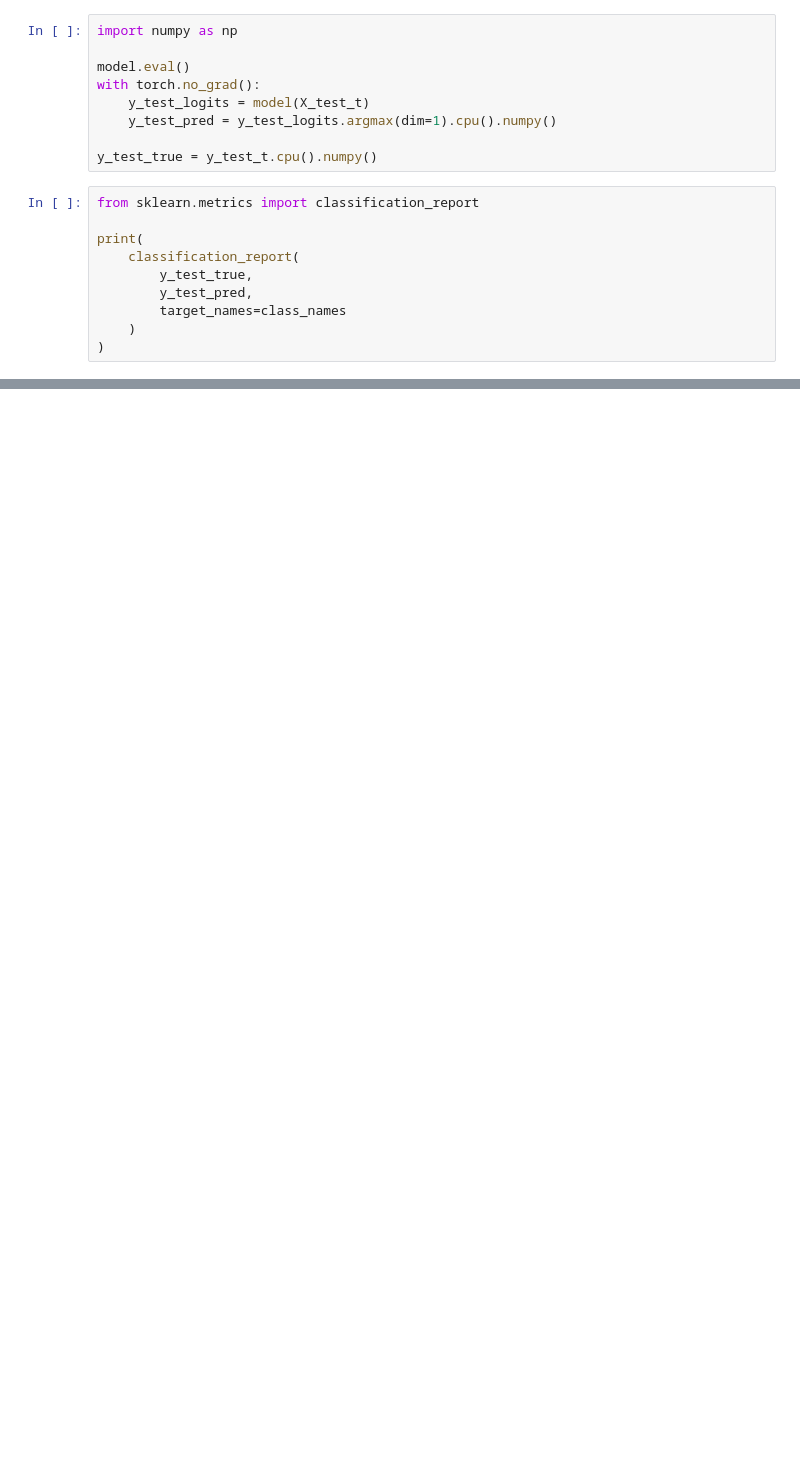
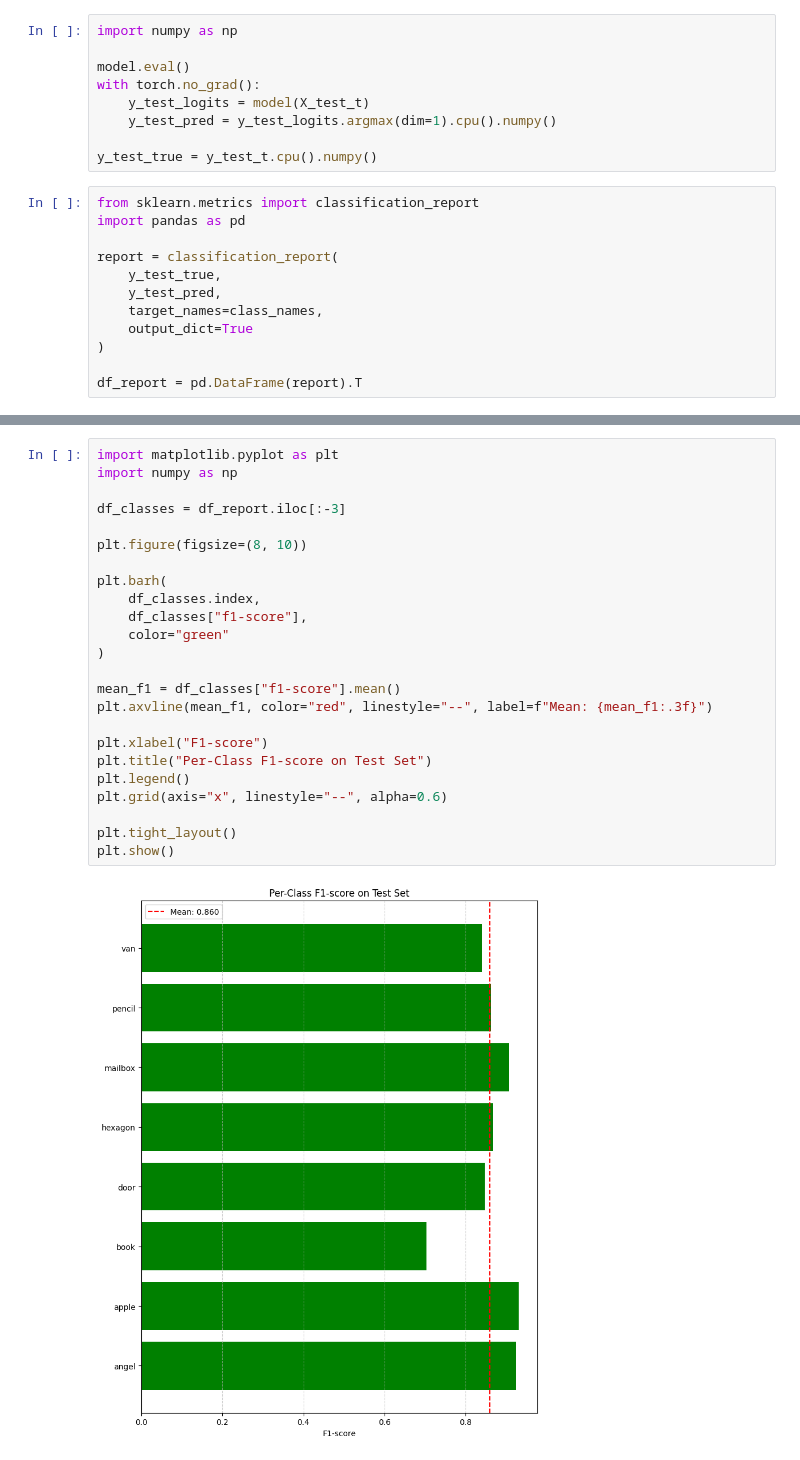
Before and after one commit to hellzip/computer-vision-project, a Jupyter notebook: main.ipynb, the cells around one changed output, grey strips where cells are left out. Saved outputs shown, nothing was run; the diff lists cells and outputs as text; blank space fills up the shorter version.

```diff
--- a/main.ipynb
+++ b/main.ipynb
@@ -743,11 +709,13 @@ with torch.no_grad():
 y_test_true = y_test_t.cpu().numpy()
 # %%
 from sklearn.metrics import classification_report
+import pandas as pd
 
-print(
-    classification_report(
-        y_test_true,
-        y_test_pred,
-        target_names=class_names
-    )
+report = classification_report(
+    y_test_true,
+    y_test_pred,
+    target_names=class_names,
+    output_dict=True
 )
+
+df_report = pd.DataFrame(report).T
@@ -771,0 +722,26 @@ weighted avg       0.81      0.80      0.80      4950
+# %%
+import matplotlib.pyplot as plt
+import numpy as np
+
+df_classes = df_report.iloc[:-3]
+
+plt.figure(figsize=(8, 10))
+
+plt.barh(
+    df_classes.index,
+    df_classes["f1-score"],
+    color="green"
+)
+
+mean_f1 = df_classes["f1-score"].mean()
+plt.axvline(mean_f1, color="red", linestyle="--", label=f"Mean: {mean_f1:.3f}")
+
+plt.xlabel("F1-score")
+plt.title("Per-Class F1-score on Test Set")
+plt.legend()
+plt.grid(axis="x", linestyle="--", alpha=0.6)
+
+plt.tight_layout()
+plt.show()
+# %% [output]
+[figure, added]
```
Also changed, not shown: parts of 23 cells of this notebook, 6 other files.
